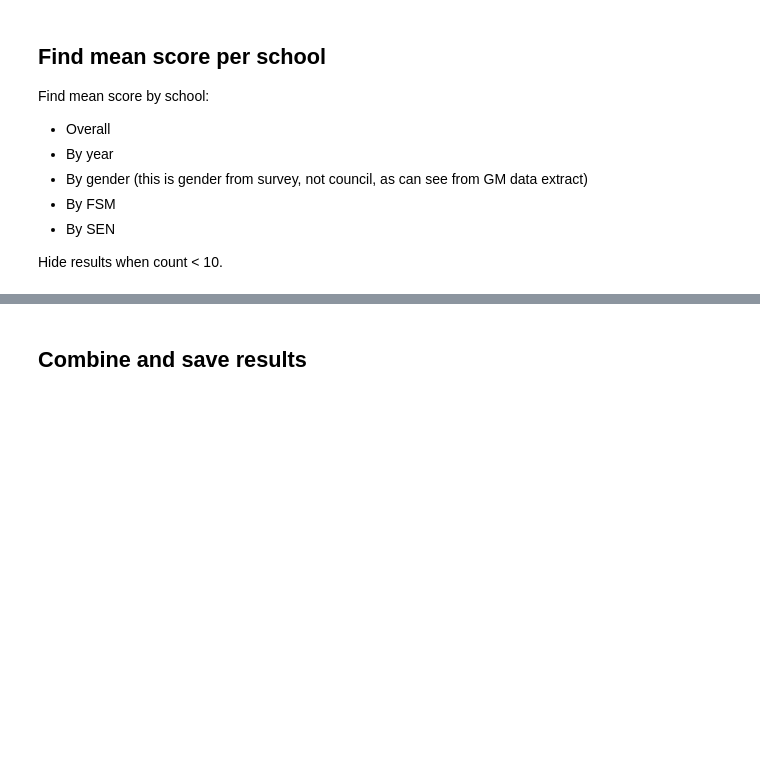
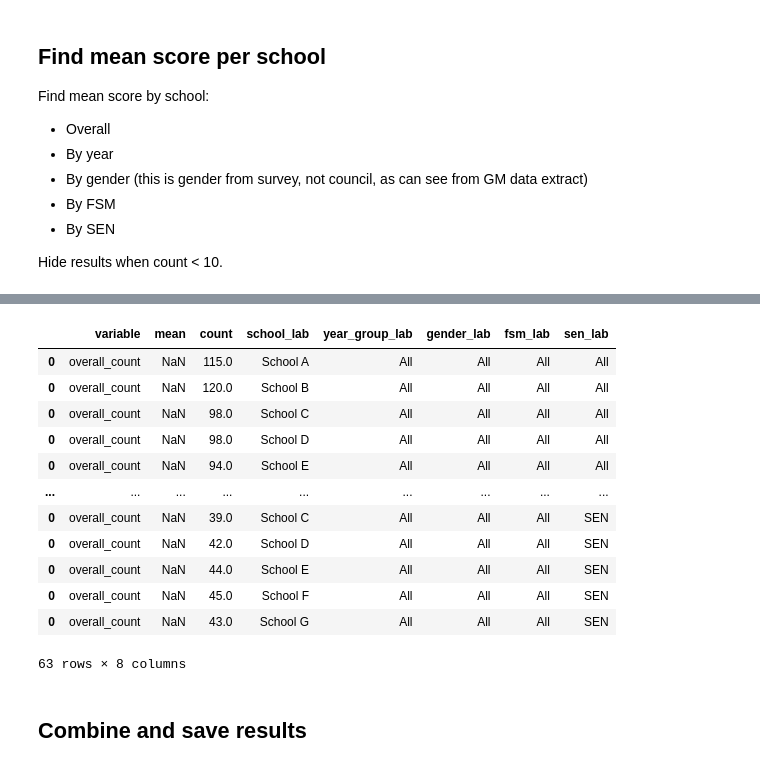
Before and after one commit to kailo-beewell/synthetic_standard_school_dashboards, a Jupyter notebook: create_and_process_data/2_aggregate_scores.ipynb, the cells around one changed output, grey strips where cells are left out. Cells and saved outputs as stored; diff of their text form; code cells hidden in the pictures; blank space fills up the shorter version.

```diff
--- a/create_and_process_data/2_aggregate_scores.ipynb
+++ b/create_and_process_data/2_aggregate_scores.ipynb
@@ -206,0 +183,17 @@ size
+# %%
+# Make new version of aggregate that just finds overall counts
+def aggregate(df):
+    '''
+    Aggregates the provided dataframe by finding the total people in it
+    '''
+    res = pd.DataFrame({
+        'variable': ['overall_count'],
+        'mean': [np.nan],
+        'count': [len(df.index)]
+    })
+    return(res)
+# %%
+# Make version for when there are no pupils
+no_pupils = aggregate(data)
+no_pupils['count'] = 0
+no_pupils
@@ -207,3 +203,65 @@ size
+# %%
+# Initialise list to store results
+result_list = list()
+
+# For each of the schools (which we know will all be present at least once
+# as we base the school list on the dataset itself)
+schools = data['school_lab'].dropna().drop_duplicates().sort_values()
+for school in schools:
+    # For each the groupings
+    for group in groups:
+
+        # Find results for that school. If group is not equal to all,
+        # then apply additional filters
+        to_agg = data[data['school_lab'] == school]
+        if group != 'All':
+            to_agg = to_agg[to_agg[group[1]] == group[0]]
+
+        # If the dataframe is empty (i.e. you applied a filter but there
+        # were no students matching that filter) then set to the no_pupils df.
+        # Otherwise, just aggregate the data
+        if len(to_agg.index) == 0:
+            res = no_pupils.copy()
+        else:
+            res = aggregate(to_agg)
+
+        # Specify what school it was
+        res['school_lab'] = school
+
+        # Set each group as all, but replace the relevant one if filter used
+        res['year_group_lab'] = 'All'
+        res['gender_lab'] = 'All'
+        res['fsm_lab'] = 'All'
+        res['sen_lab'] = 'All'
+        if group != 'All':
+            res[group[1]] = group[0]
+
+        # Append results to list
+        result_list.append(res)
+
+# Combine all the results into a single dataframe
+size = pd.concat(result_list)
+
+# Hide results when n<10
+size.loc[size['count'] < 10, ['mean', 'count']] = np.nan
+
+# Preview result (sorted so can see that it matches upwith previous calculation)
+size.sort_values(by=['sen_lab', 'year_group_lab', 'gender_lab',
+                     'fsm_lab', 'school_lab'])
+# %% [output]
+|  | variable | mean | count | school_lab | year_group_lab | gender_lab | fsm_lab | sen_lab |
+| 0 | overall_count | NaN | 115.0 | School A | All | All | All | All |
+| 0 | overall_count | NaN | 120.0 | School B | All | All | All | All |
+| 0 | overall_count | NaN | 98.0 | School C | All | All | All | All |
+| 0 | overall_count | NaN | 98.0 | School D | All | All | All | All |
+| 0 | overall_count | NaN | 94.0 | School E | All | All | All | All |
+| ... | ... | ... | ... | ... | ... | ... | ... | ... |
+| 0 | overall_count | NaN | 39.0 | School C | All | All | All | SEN |
+| 0 | overall_count | NaN | 42.0 | School D | All | All | All | SEN |
+| 0 | overall_count | NaN | 44.0 | School E | All | All | All | SEN |
+| 0 | overall_count | NaN | 45.0 | School F | All | All | All | SEN |
+| 0 | overall_count | NaN | 43.0 | School G | All | All | All | SEN |
+63 rows × 8 columns
 # %% [markdown]
 ## Combine and save results
 # %%
```
Also changed, not shown: parts of 16 cells of this notebook, 3 other files.
